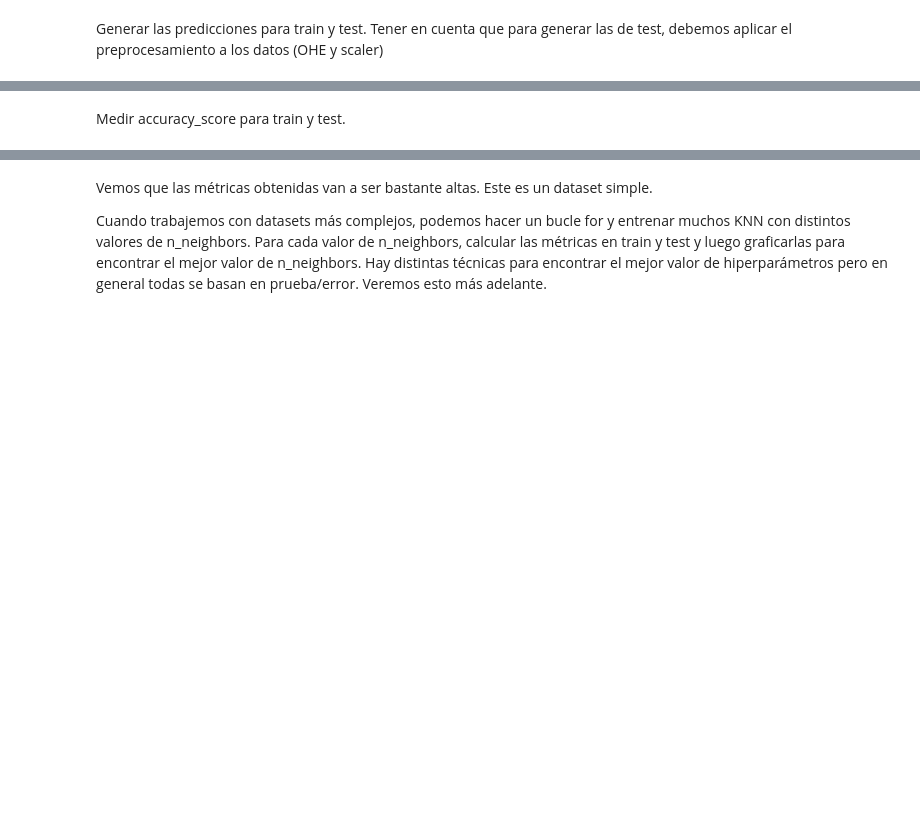
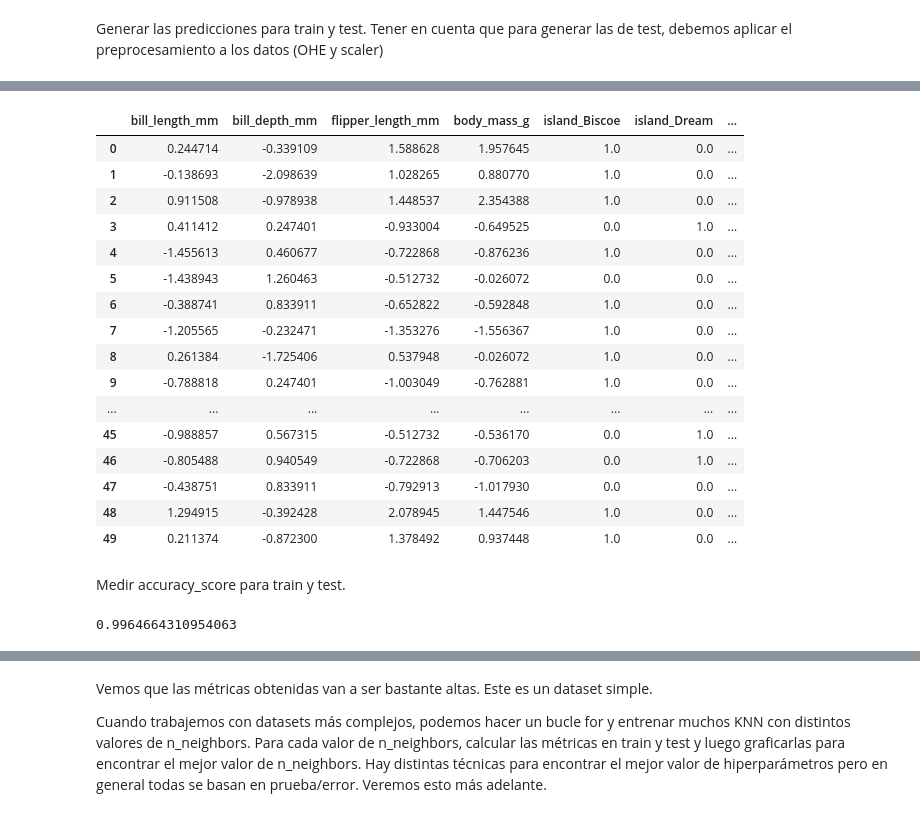
Before and after one commit to maurogimenez2/Comunidad_icaro, a Jupyter notebook: Clases/Clase 18 - KNN.ipynb, the cells around one changed output, grey strips where cells are left out. Saved outputs shown, nothing was run; the diff lists cells and outputs as text; code cells hidden in the pictures; blank space fills up the shorter version.

```diff
--- a/Clases/Clase 18 - KNN.ipynb
+++ b/Clases/Clase 18 - KNN.ipynb
@@ -212,6 +233,11 @@ ohe_sex = #COMPLETAR
+# %%
+ohe_island = OneHotEncoder(sparse=False, handle_unknown="ignore")
+ohe_sex = OneHotEncoder(sparse=False, handle_unknown="ignore")
 # %% [markdown]
 Hacer fit con los datos de entrenamiento para ambos encoders:
+# %%
+X_train.reset_index(drop=True, inplace=True)
 # %%
-ohe_island.fit(COMPLETAR)
-ohe_sex.fit(COMPLETAR)
+ohe_island.fit(X_train[["island"]])
+ohe_sex.fit(X_train[["sex"]])
 # %% [output]
@@ -287,0 +348,25 @@ pred_test = #COMPLETAR
+# %%
+island_onehot_test = pd.DataFrame(ohe_island.fit_transform(X_test[["island"]]), columns= ["island_Biscoe", "island_Dream", "island_Torgersen"])
+sex_onehot_test = pd.DataFrame(ohe_sex.fit_transform(X_test[["sex"]]), columns= ["sex_female", "sex_male"])
+numeric = pd.DataFrame(scaler.fit_transform(X_test[columnas_numericas]), columns= ["bill_length_mm", "bill_depth_mm", "flipper_length_mm", "body_mass_g"])
+X_test = pd.concat([island_onehot_test, numeric, sex_onehot_test], axis=1)
+X_test = X_test[["bill_length_mm", "bill_depth_mm", "flipper_length_mm", "body_mass_g", "island_Biscoe", "island_Dream", "island_Torgersen", "sex_female", "sex_male"]]
+X_test
+# %% [output]
+|  | bill_length_mm | bill_depth_mm | flipper_length_mm | body_mass_g | island_Biscoe | island_Dream | ... |
+| 0 | 0.244714 | -0.339109 | 1.588628 | 1.957645 | 1.0 | 0.0 | ... |
+| 1 | -0.138693 | -2.098639 | 1.028265 | 0.880770 | 1.0 | 0.0 | ... |
+| 2 | 0.911508 | -0.978938 | 1.448537 | 2.354388 | 1.0 | 0.0 | ... |
+| 3 | 0.411412 | 0.247401 | -0.933004 | -0.649525 | 0.0 | 1.0 | ... |
+| 4 | -1.455613 | 0.460677 | -0.722868 | -0.876236 | 1.0 | 0.0 | ... |
+| 5 | -1.438943 | 1.260463 | -0.512732 | -0.026072 | 0.0 | 0.0 | ... |
+| 6 | -0.388741 | 0.833911 | -0.652822 | -0.592848 | 1.0 | 0.0 | ... |
+| 7 | -1.205565 | -0.232471 | -1.353276 | -1.556367 | 1.0 | 0.0 | ... |
+| 8 | 0.261384 | -1.725406 | 0.537948 | -0.026072 | 1.0 | 0.0 | ... |
+| 9 | -0.788818 | 0.247401 | -1.003049 | -0.762881 | 1.0 | 0.0 | ... |
+| ... | ... | ... | ... | ... | ... | ... | ... |
+| 45 | -0.988857 | 0.567315 | -0.512732 | -0.536170 | 0.0 | 1.0 | ... |
+| 46 | -0.805488 | 0.940549 | -0.722868 | -0.706203 | 0.0 | 1.0 | ... |
+| 47 | -0.438751 | 0.833911 | -0.792913 | -1.017930 | 0.0 | 0.0 | ... |
+| 48 | 1.294915 | -0.392428 | 2.078945 | 1.447546 | 1.0 | 0.0 | ... |
+| 49 | 0.211374 | -0.872300 | 1.378492 | 0.937448 | 1.0 | 0.0 | ... |
@@ -293,0 +378,4 @@ Medir accuracy_score para train y test.
+# %%
+accuracy_score(y_train, pred_train)
+# %% [output]
+0.9964664310954063
```
Also changed, not shown: parts of 58 cells of this notebook, 28 other files.
